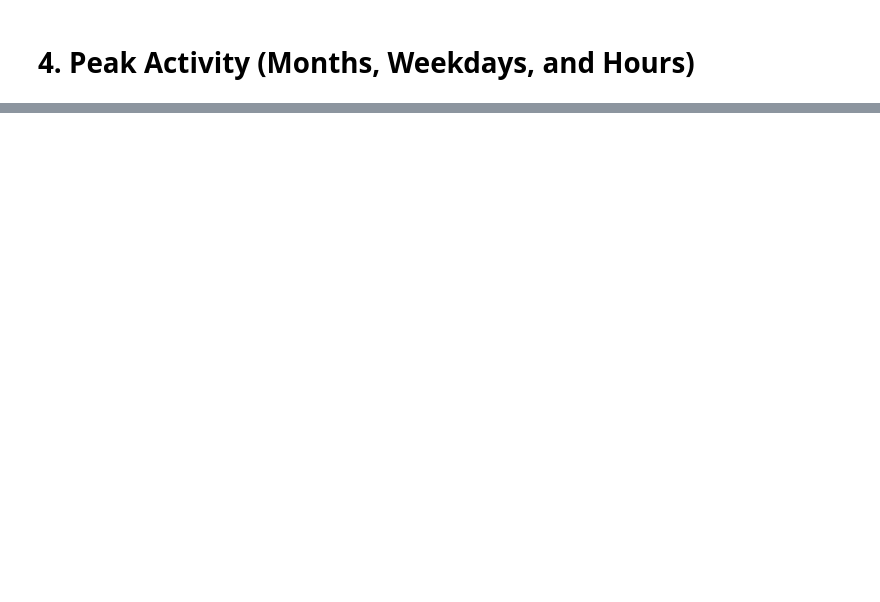
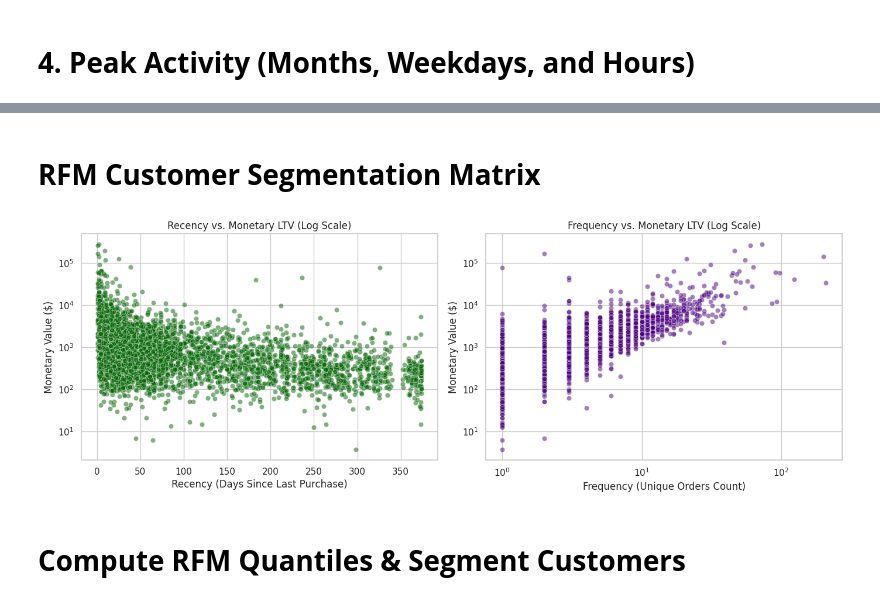
Before and after one commit to mohany606/RFM-Analysis-task-NTI, a Jupyter notebook: task_15.ipynb, the cells around one changed output, grey strips where cells are left out. Cells and saved outputs as stored; diff of their text form; code cells hidden in the pictures; blank space fills up the shorter version.

```diff
--- a/task_15.ipynb
+++ b/task_15.ipynb
@@ -327,0 +325,57 @@ plt.show()
+# %% [markdown]
+# **RFM Customer Segmentation Matrix**
+# %%
+
+
+# Set visual style
+sns.set_theme(style="whitegrid")
+
+# 1. Reconstruct InvoiceDate if missing
+if 'InvoiceDate' not in df.columns:
+    df['InvoiceDate'] = pd.to_datetime(
+        df['InvoiceYear'].astype(str) + '-' +
+        df['InvoiceMonth'].astype(str).str.zfill(2) + '-' +
+        df['InvoiceDay'].astype(str).str.zfill(2)
+    )
+
+# Filter valid completed sales and valid CustomerIDs
+sales_df = df[~df['IsCancellation'] & (df['Quantity'] > 0) & (df['UnitPrice'] > 0)].copy()
+cust_df = sales_df.dropna(subset=['CustomerID']).copy()
+cust_df['CustomerID'] = cust_df['CustomerID'].astype(int).astype(str)
+
+# 3. Calculate RFM Metrics
+ref_date = cust_df['InvoiceDate'].max() + pd.Timedelta(days=1)
+
+rfm = cust_df.groupby('CustomerID').agg(
+    Recency=('InvoiceDate', lambda x: (ref_date - x.max()).days),
+    Frequency=('InvoiceNo', 'nunique'),
+    Monetary=('Revenue', 'sum')
+).reset_index()
+
+# Exclude non-positive monetary values if any exist
+rfm = rfm[rfm['Monetary'] > 0]
+
+# 4. Plot RFM Metrics
+fig, axes = plt.subplots(1, 2, figsize=(14, 5))
+
+# Recency vs Monetary
+sns.scatterplot(data=rfm, x='Recency', y='Monetary', ax=axes[0], alpha=0.5, color='darkgreen')
+axes[0].set_yscale('log')
+axes[0].set_title('Recency vs. Monetary LTV (Log Scale)')
+axes[0].set_xlabel('Recency (Days Since Last Purchase)')
+axes[0].set_ylabel('Monetary Value ($)')
+
+# Frequency vs Monetary
+sns.scatterplot(data=rfm, x='Frequency', y='Monetary', ax=axes[1], alpha=0.5, color='indigo')
+axes[1].set_yscale('log')
+axes[1].set_xscale('log')
+axes[1].set_title('Frequency vs. Monetary LTV (Log Scale)')
+axes[1].set_xlabel('Frequency (Unique Orders Count)')
+axes[1].set_ylabel('Monetary Value ($)')
+
+plt.tight_layout()
+plt.show()
+# %% [output]
+[figure, added]
+# %% [markdown]
+# **Compute RFM Quantiles & Segment Customers**
```
Also changed, not shown: parts of 29 cells of this notebook.
